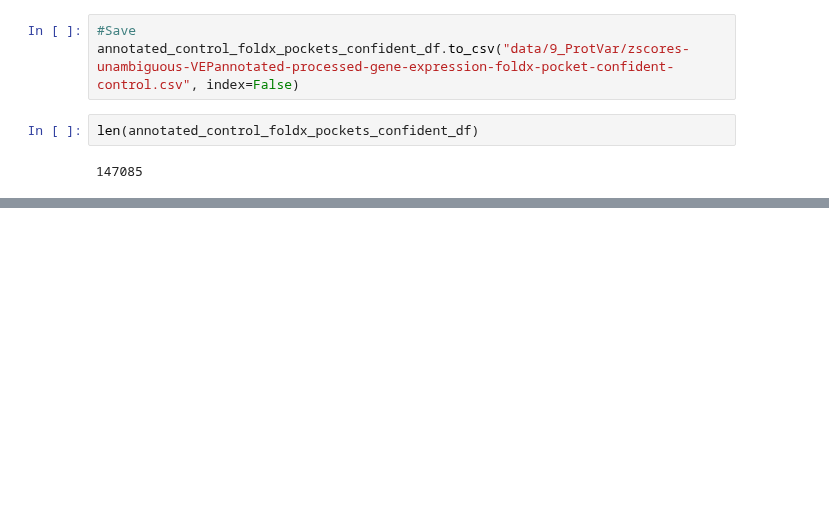
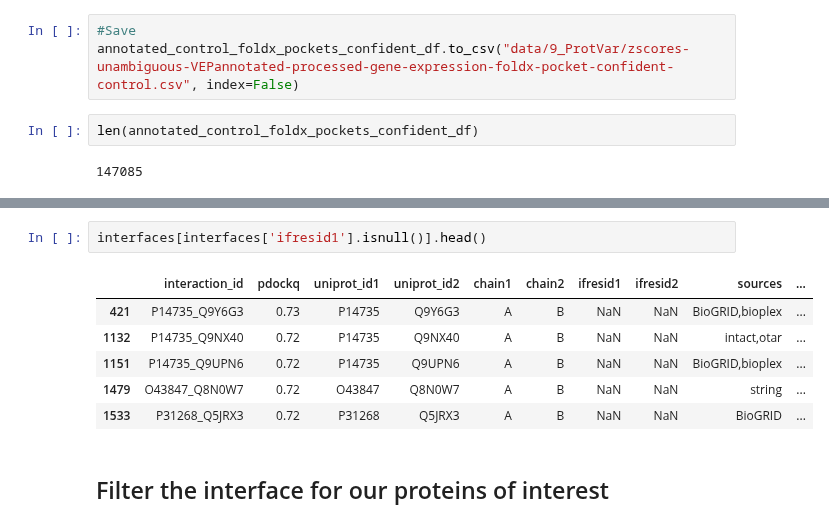
Before and after one commit to QuantitativeBiology/BECancerResistome, a Jupyter notebook: BECancerResistome/Guides_annotation/ProtVar_annotation.ipynb, the cells around one changed output, grey strips where cells are left out. Saved outputs shown, nothing was run; the diff lists cells and outputs as text; blank space fills up the shorter version.

```diff
--- a/BECancerResistome/Guides_annotation/ProtVar_annotation.ipynb
+++ b/BECancerResistome/Guides_annotation/ProtVar_annotation.ipynb
@@ -795,0 +849,11 @@ len(annotated_control_foldx_pockets_confident_df)
+# %%
+interfaces[interfaces['ifresid1'].isnull()].head()
+# %% [output]
+|  | interaction_id | pdockq | uniprot_id1 | uniprot_id2 | chain1 | chain2 | ifresid1 | ifresid2 | sources | ... |
+| 421 | P14735_Q9Y6G3 | 0.73 | P14735 | Q9Y6G3 | A | B | NaN | NaN | BioGRID,bioplex | ... |
+| 1132 | P14735_Q9NX40 | 0.72 | P14735 | Q9NX40 | A | B | NaN | NaN | intact,otar | ... |
+| 1151 | P14735_Q9UPN6 | 0.72 | P14735 | Q9UPN6 | A | B | NaN | NaN | BioGRID,bioplex | ... |
+| 1479 | O43847_Q8N0W7 | 0.72 | O43847 | Q8N0W7 | A | B | NaN | NaN | string | ... |
+| 1533 | P31268_Q5JRX3 | 0.72 | P31268 | Q5JRX3 | A | B | NaN | NaN | BioGRID | ... |
+# %% [markdown]
+## Filter the interface for our proteins of interest
```
Also changed, not shown: parts of 56 cells of this notebook.
